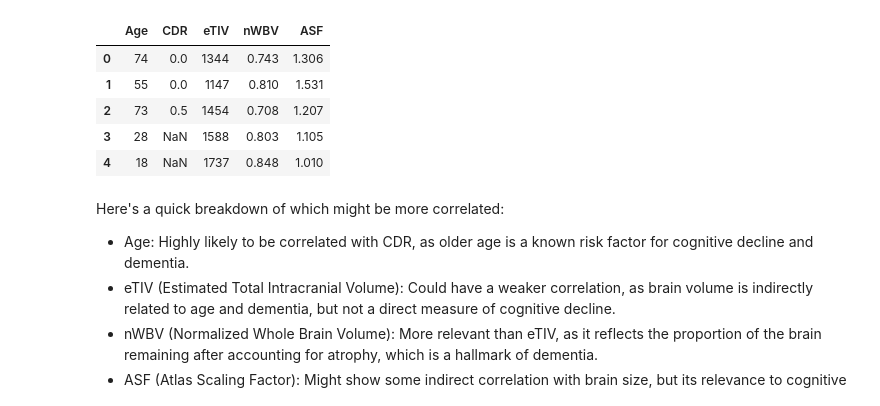
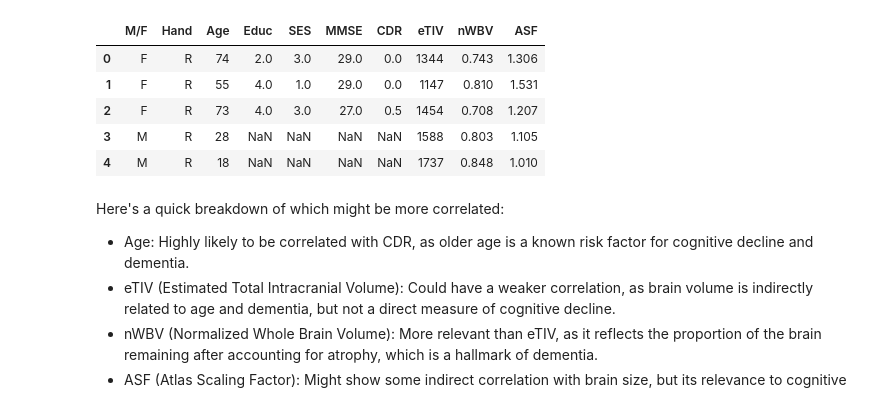
Before and after one commit to RohitBhandarkar/Hybrid-Machine-Learning-Model-for-Early-Detection-of-Alzheimer-s-Disease, a Jupyter notebook: MRI_analysis/data_preprocessing.ipynb, the cells around one changed output. Saved outputs shown, nothing was run; the diff lists cells and outputs as text; code cells hidden in the pictures.

```diff
--- a/MRI_analysis/data_preprocessing.ipynb
+++ b/MRI_analysis/data_preprocessing.ipynb
@@ -3,15 +3,16 @@ import pandas as pd
 import numpy as np
 # %%
 raw_data = pd.read_csv('/home/rohitb/projects/ml/Project/assets/OASIS-1/demographic_data/oasis_cross-sectional-5708aa0a98d82080.csv')
-raw_data=raw_data.drop(['ID','M/F','Hand','Educ','SES','MMSE','Delay'],axis=1)
+# raw_data=raw_data.drop(['ID','M/F','Hand','Educ','SES','MMSE','Delay'],axis=1)
+raw_data=raw_data.drop(['ID','Delay'],axis=1)
 raw_data.head()
 # %% [output]
-|  | Age | CDR | eTIV | nWBV | ASF |
-| 0 | 74 | 0.0 | 1344 | 0.743 | 1.306 |
-| 1 | 55 | 0.0 | 1147 | 0.810 | 1.531 |
-| 2 | 73 | 0.5 | 1454 | 0.708 | 1.207 |
-| 3 | 28 | NaN | 1588 | 0.803 | 1.105 |
-| 4 | 18 | NaN | 1737 | 0.848 | 1.010 |
+|  | M/F | Hand | Age | Educ | SES | MMSE | CDR | eTIV | nWBV | ASF |
+| 0 | F | R | 74 | 2.0 | 3.0 | 29.0 | 0.0 | 1344 | 0.743 | 1.306 |
+| 1 | F | R | 55 | 4.0 | 1.0 | 29.0 | 0.0 | 1147 | 0.810 | 1.531 |
+| 2 | F | R | 73 | 4.0 | 3.0 | 27.0 | 0.5 | 1454 | 0.708 | 1.207 |
+| 3 | M | R | 28 | NaN | NaN | NaN | NaN | 1588 | 0.803 | 1.105 |
+| 4 | M | R | 18 | NaN | NaN | NaN | NaN | 1737 | 0.848 | 1.010 |
 # %%
 completed_data = raw_data.dropna()
 testing_data = raw_data.dropna()
```
Also changed, not shown: parts of 20 cells of this notebook, 2 other files.
